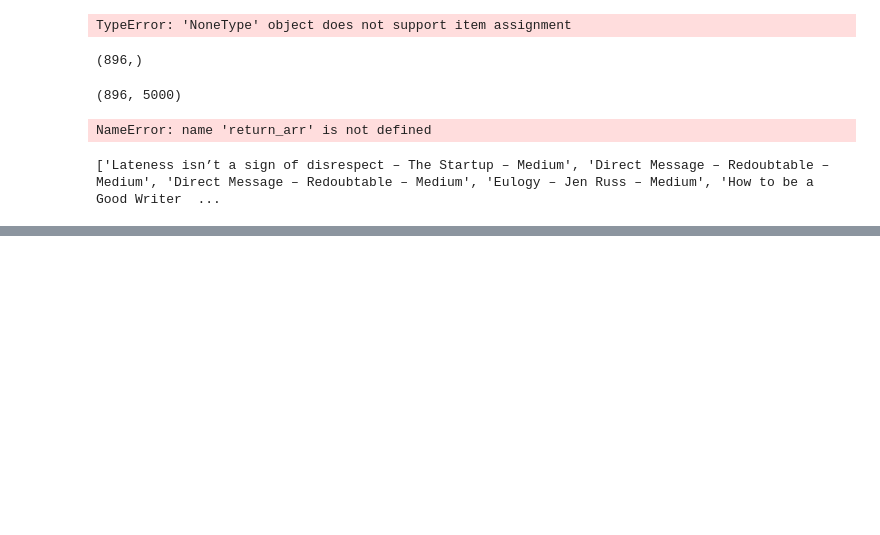
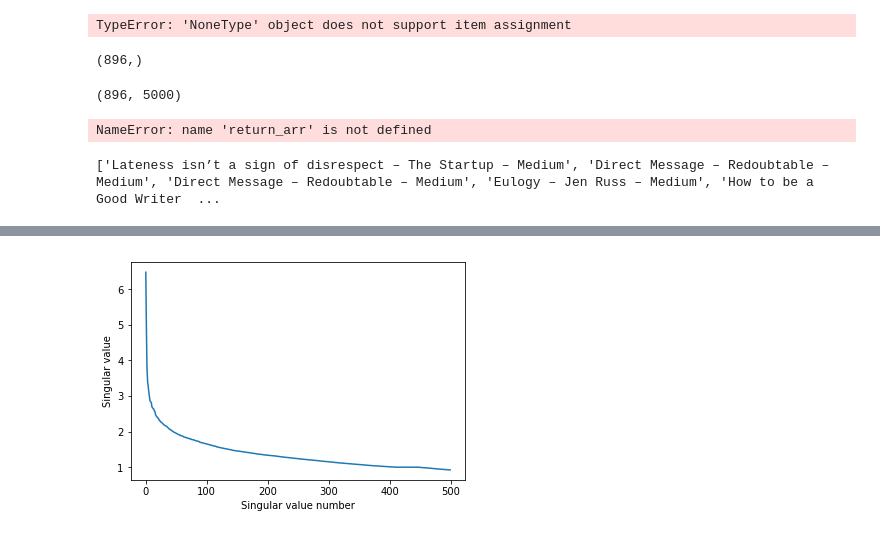
Before and after one commit to rgangela99/cs4300sp2019-asa242-axl4-et356-mo345-sc2356, a Jupyter notebook: Playground.ipynb, the cells around one changed output, grey strips where cells are left out. Cells and saved outputs as stored; diff of their text form; code cells hidden in the pictures; blank space fills up the shorter version.

```diff
--- a/Playground.ipynb
+++ b/Playground.ipynb
@@ -174,0 +260,10 @@ print(return_arr)
+# %%
+u2, s2, v2_trans = svds(yt_vids_by_vocab, k=500)
+# %%
+%matplotlib inline
+plt.plot(s2[::-1])
+plt.xlabel("Singular value number")
+plt.ylabel("Singular value")
+plt.show()
+# %% [output]
+[figure, added]
```
Also changed, not shown: parts of 5 cells of this notebook, 1 other file.
